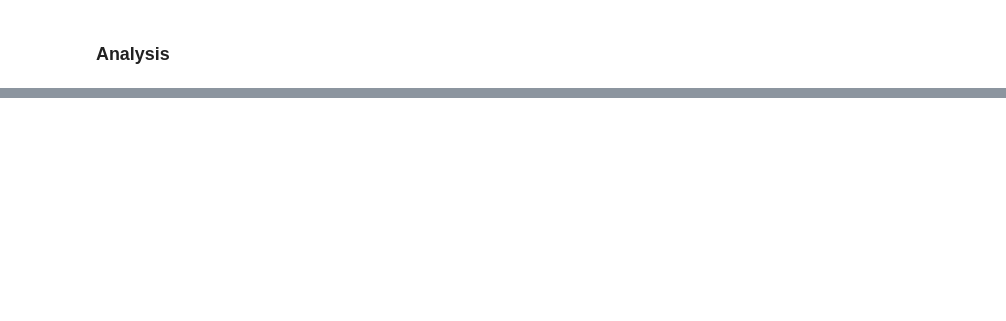
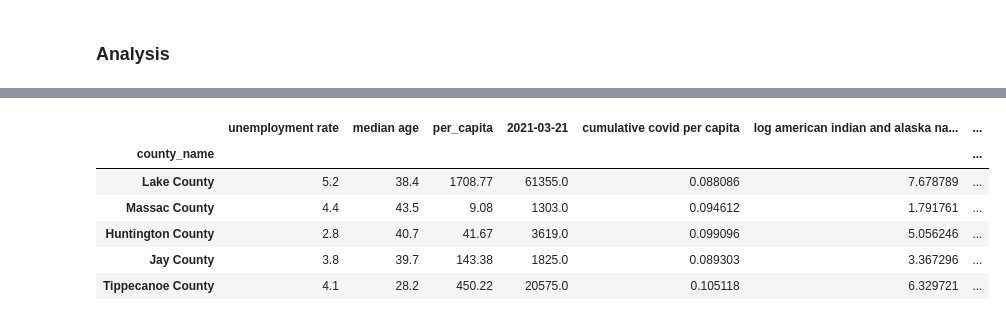
Before and after one commit to HenryDorsey/ConsultingProject, a Jupyter notebook: InfectSpendAnalysis.ipynb, the cells around one changed output, grey strips where cells are left out. Cells and saved outputs as stored; diff of their text form; code cells hidden in the pictures; blank space fills up the shorter version.

```diff
--- a/InfectSpendAnalysis.ipynb
+++ b/InfectSpendAnalysis.ipynb
@@ -96,0 +172,8 @@ df2.to_pickle('merged_df.pkl')
+# %%
+
+# Only has counties present in ACS (smallest df at time of writing)
+df = newacs.merge(county_spending, how='left', on=['county_name','State']).merge(covid_cases, how='left', on=['county_name','State'])
+
+df.index=df['county_name']
+df=df.dropna(axis=0)
+df.head()
@@ -97,5 +188,2 @@ df2.to_pickle('merged_df.pkl')
 # %% [markdown]
 ### Analysis
-# %%
-df = pd.read_pickle('merged_df.pkl')
-df.head()
@@ -109,17 +189,0 @@ df.head()
-# %%
-from copy import copy, deepcopy
-
-df_lr = deepcopy(df)
-df_lr["%casespercapita"] = np.log(df_lr["2021-03-21"]/df_lr["population"])
-df_lr=df_lr.drop(columns=["State","2021-03-21","shape_code","countyFIPS","StateFIPS","county_name","id"])
-
-
-df_lrnum = df_lr.apply(pd.to_numeric, errors='coerce')
-
-#df_lr.head()
-for col in df_lrnum.columns:
-    if np.sum(df_lrnum[col].isna())> 0.5*len(df_lrnum.index):
-        df_lrnum=df_lrnum.drop(columns=col)
-
-df_lrnum = df_lrnum.dropna(axis=0)
-df_lrnum.head()
@@ -169,0 +190,2 @@ sns.heatmap(X_scaled)
+# %%
+df_clean= df.drop(columns=['countyFIPS','StateFIPS','State', 'county_name', 'shape_code','aggregated_amount'])
@@ -169,0 +202,19 @@ sns.heatmap(X_scaled)
+# %%
+df_clean['cumulative covid per capita'] = df_clean['2021-03-21']/df_clean['population']
+non_count= ['unemployment rate', 'median age', 'per_capita', '2021-03-21','cumulative covid per capita']
+
+from copy import deepcopy
+df_withlogs = deepcopy(df_clean)
+for col in set(df_clean.columns).difference(set(non_count)):
+    df_withlogs["log "+col] = np.log(df_clean[col]+.00001)
+    df_withlogs=df_withlogs.drop(columns=col)
+
+df_withlogs.head()
+# %% [output]
+|  | unemployment rate | median age | per_capita | 2021-03-21 | cumulative covid per capita | log american indian and alaska na... | ... |
+| county_name |  |  |  |  |  |  | ... |
+| Lake County | 5.2 | 38.4 | 1708.77 | 61355.0 | 0.088086 | 7.678789 | ... |
+| Massac County | 4.4 | 43.5 | 9.08 | 1303.0 | 0.094612 | 1.791761 | ... |
+| Huntington County | 2.8 | 40.7 | 41.67 | 3619.0 | 0.099096 | 5.056246 | ... |
+| Jay County | 3.8 | 39.7 | 143.38 | 1825.0 | 0.089303 | 3.367296 | ... |
+| Tippecanoe County | 4.1 | 28.2 | 450.22 | 20575.0 | 0.105118 | 6.329721 | ... |
```
Also changed, not shown: parts of 17 cells of this notebook.
